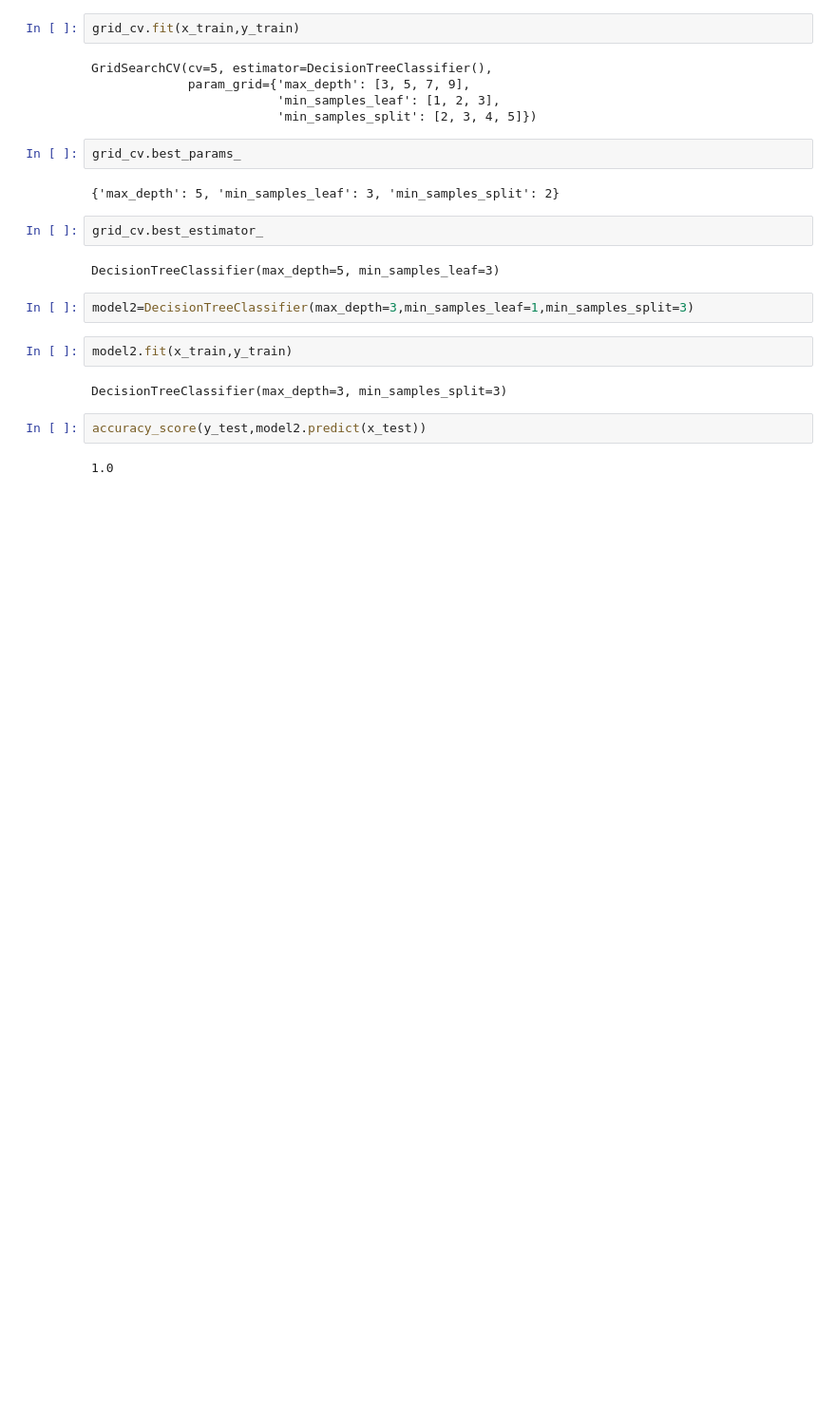
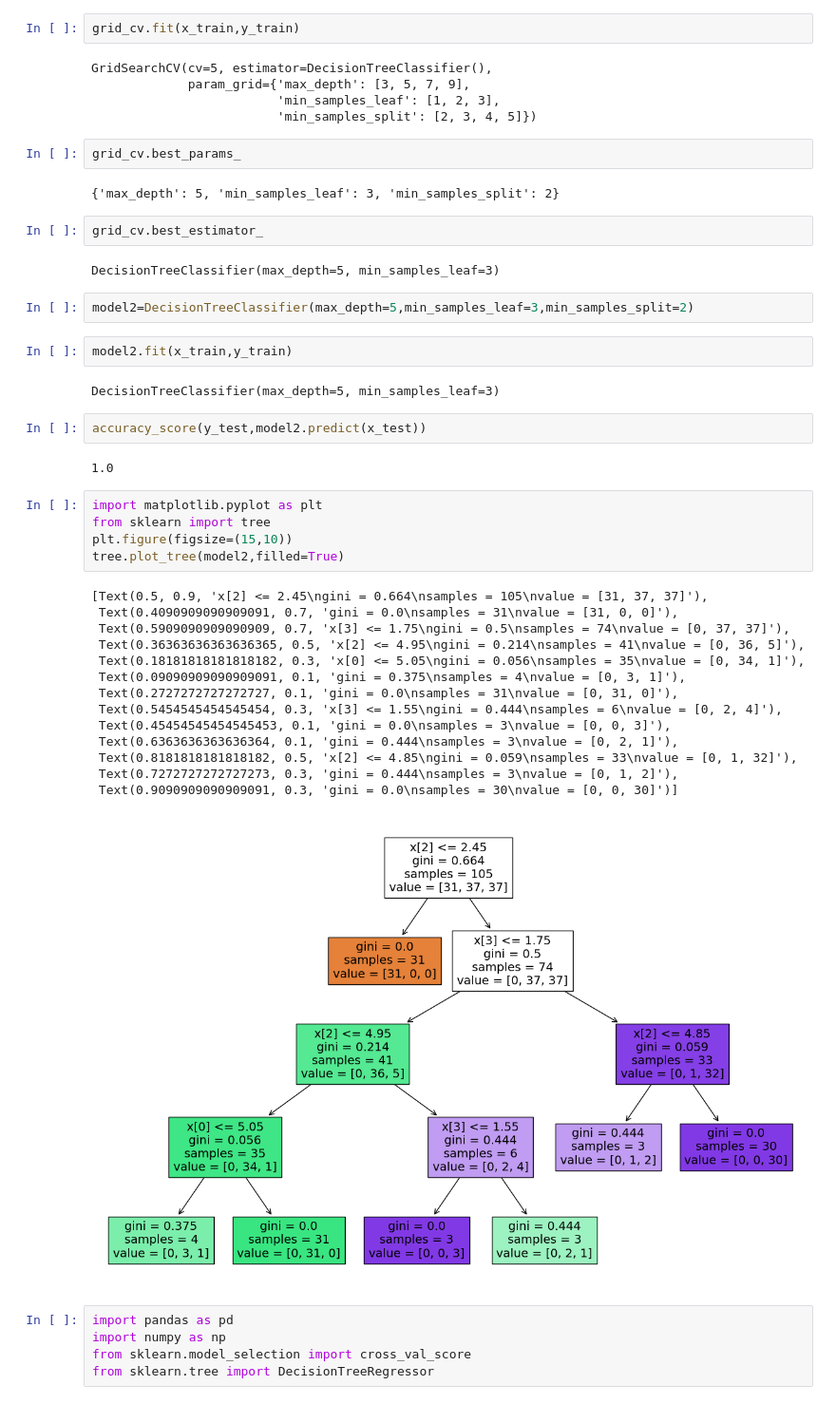
Before and after one commit to adityacs103/machine-learning, a Jupyter notebook: decision-tree-revision.ipynb, the cells around one changed output. Shown at 95% size. Drawn from its saved outputs; the diff is of its cells as text; blank space fills up the shorter version.

Commit message:
tree visualization is completed now

```diff
--- a/decision-tree-revision.ipynb
+++ b/decision-tree-revision.ipynb
@@ -91,12 +91,37 @@ grid_cv.best_estimator_
 # %% [output]
 DecisionTreeClassifier(max_depth=5, min_samples_leaf=3)
 # %%
-model2=DecisionTreeClassifier(max_depth=3,min_samples_leaf=1,min_samples_split=3)
+model2=DecisionTreeClassifier(max_depth=5,min_samples_leaf=3,min_samples_split=2)
 # %%
 model2.fit(x_train,y_train)
 # %% [output]
-DecisionTreeClassifier(max_depth=3, min_samples_split=3)
+DecisionTreeClassifier(max_depth=5, min_samples_leaf=3)
 # %%
 accuracy_score(y_test,model2.predict(x_test))
 # %% [output]
 1.0
+# %%
+import matplotlib.pyplot as plt
+from sklearn import tree
+plt.figure(figsize=(15,10))
+tree.plot_tree(model2,filled=True)
+# %% [output]
+[Text(0.5, 0.9, 'x[2] <= 2.45\ngini = 0.664\nsamples = 105\nvalue = [31, 37, 37]'),
+ Text(0.4090909090909091, 0.7, 'gini = 0.0\nsamples = 31\nvalue = [31, 0, 0]'),
+ Text(0.5909090909090909, 0.7, 'x[3] <= 1.75\ngini = 0.5\nsamples = 74\nvalue = [0, 37, 37]'),
+ Text(0.36363636363636365, 0.5, 'x[2] <= 4.95\ngini = 0.214\nsamples = 41\nvalue = [0, 36, 5]'),
+ Text(0.18181818181818182, 0.3, 'x[0] <= 5.05\ngini = 0.056\nsamples = 35\nvalue = [0, 34, 1]'),
+ Text(0.09090909090909091, 0.1, 'gini = 0.375\nsamples = 4\nvalue = [0, 3, 1]'),
+ Text(0.2727272727272727, 0.1, 'gini = 0.0\nsamples = 31\nvalue = [0, 31, 0]'),
+ Text(0.5454545454545454, 0.3, 'x[3] <= 1.55\ngini = 0.444\nsamples = 6\nvalue = [0, 2, 4]'),
+ Text(0.45454545454545453, 0.1, 'gini = 0.0\nsamples = 3\nvalue = [0, 0, 3]'),
+ Text(0.6363636363636364, 0.1, 'gini = 0.444\nsamples = 3\nvalue = [0, 2, 1]'),
+ Text(0.8181818181818182, 0.5, 'x[2] <= 4.85\ngini = 0.059\nsamples = 33\nvalue = [0, 1, 32]'),
+ Text(0.7272727272727273, 0.3, 'gini = 0.444\nsamples = 3\nvalue = [0, 1, 2]'),
+ Text(0.9090909090909091, 0.3, 'gini = 0.0\nsamples = 30\nvalue = [0, 0, 30]')]
+[figure, added]
+# %%
+import pandas as pd
+import numpy as np
+from sklearn.model_selection import cross_val_score
+from sklearn.tree import DecisionTreeRegressor
```
Also changed, not shown: parts of 6 cells of this notebook.
